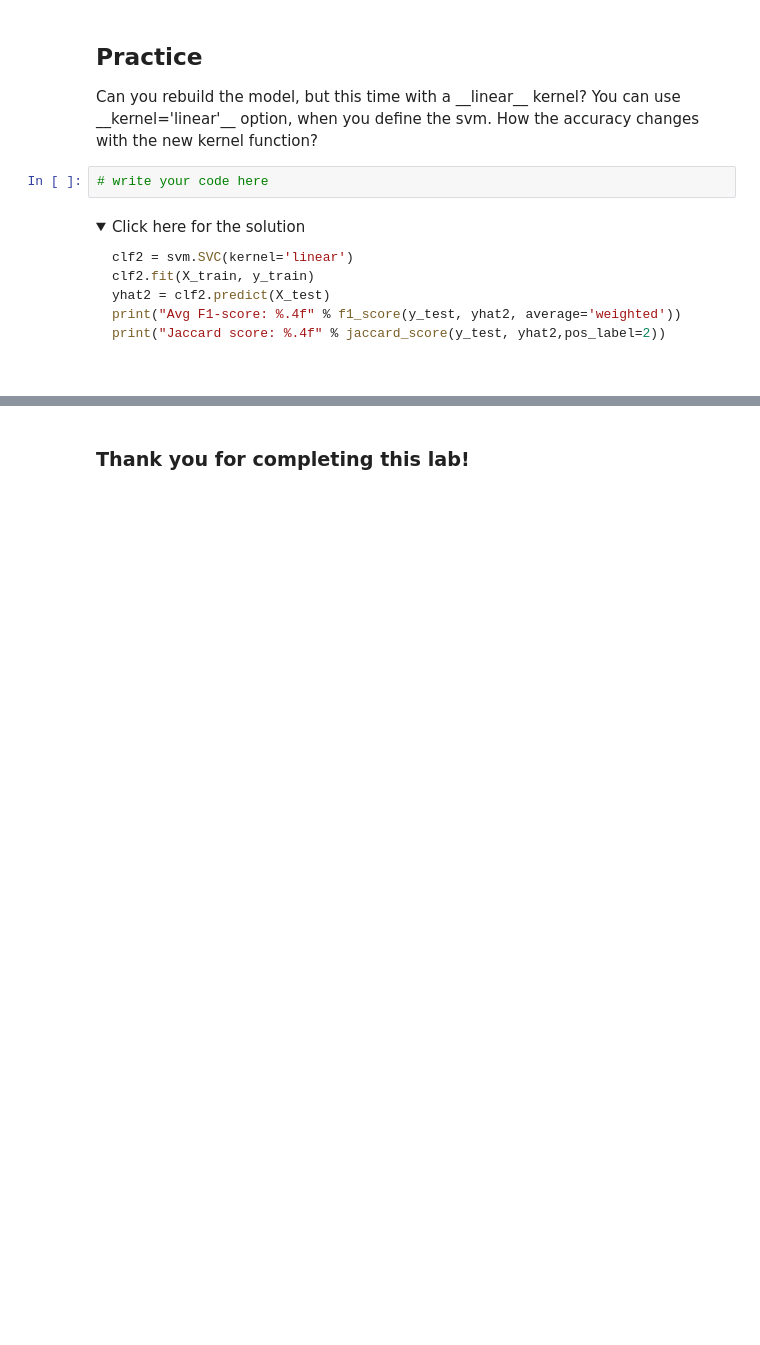
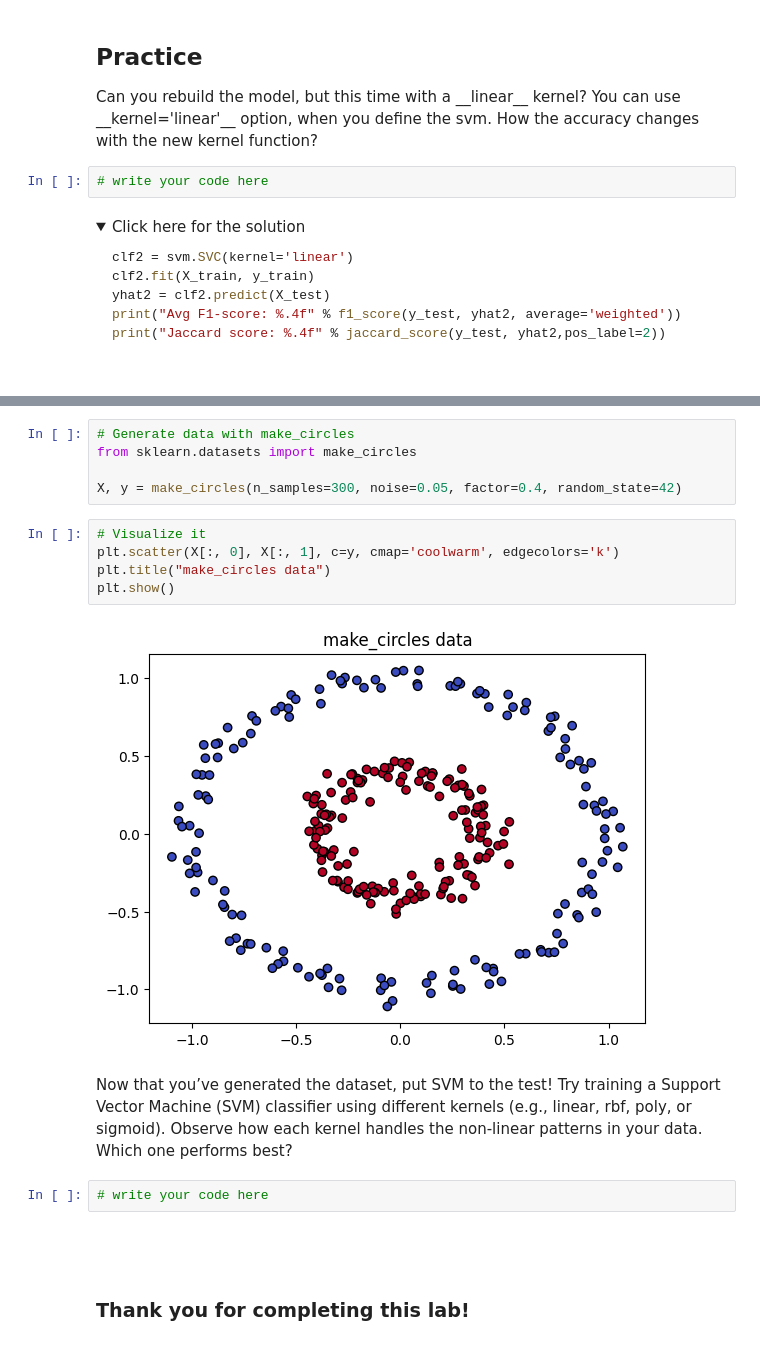
Before and after one commit to ironhack-labs/lab-svm, a Jupyter notebook: lab-svm.ipynb, the cells around one changed output, grey strips where cells are left out. Drawn from its saved outputs; the diff is of its cells as text; folded sections open; blank space fills up the shorter version.

Commit message:
explain Kernel trick + add bonus with non-linear patterns
Motivation: the dataset provided performs equality with different kernels (e.g. linear, rbf). Added a bonus with a non-linear dataset.

```diff
--- a/lab-svm.ipynb
+++ b/lab-svm.ipynb
@@ -203,2 +222,21 @@ print("Jaccard score: %.4f" % jaccard_score(y_test, yhat2,pos_label=2))
+# %%
+# Generate data with make_circles
+from sklearn.datasets import make_circles
+
+X, y = make_circles(n_samples=300, noise=0.05, factor=0.4, random_state=42)
+# %%
+# Visualize it
+plt.scatter(X[:, 0], X[:, 1], c=y, cmap='coolwarm', edgecolors='k')
+plt.title("make_circles data")
+plt.show()
+# %% [output]
+[figure, added]
+# %% [markdown]
+Now that you’ve generated the dataset, put SVM to the test! Try training a Support Vector Machine (SVM) classifier using different kernels (e.g., linear, rbf, poly, or sigmoid).
+Observe how each kernel handles the non-linear patterns in your data. Which one performs best?
+# %%
+# write your code here
 # %% [markdown]
+<br><br>
+
 ### Thank you for completing this lab!
```
Also changed, not shown: parts of 4 cells of this notebook.
